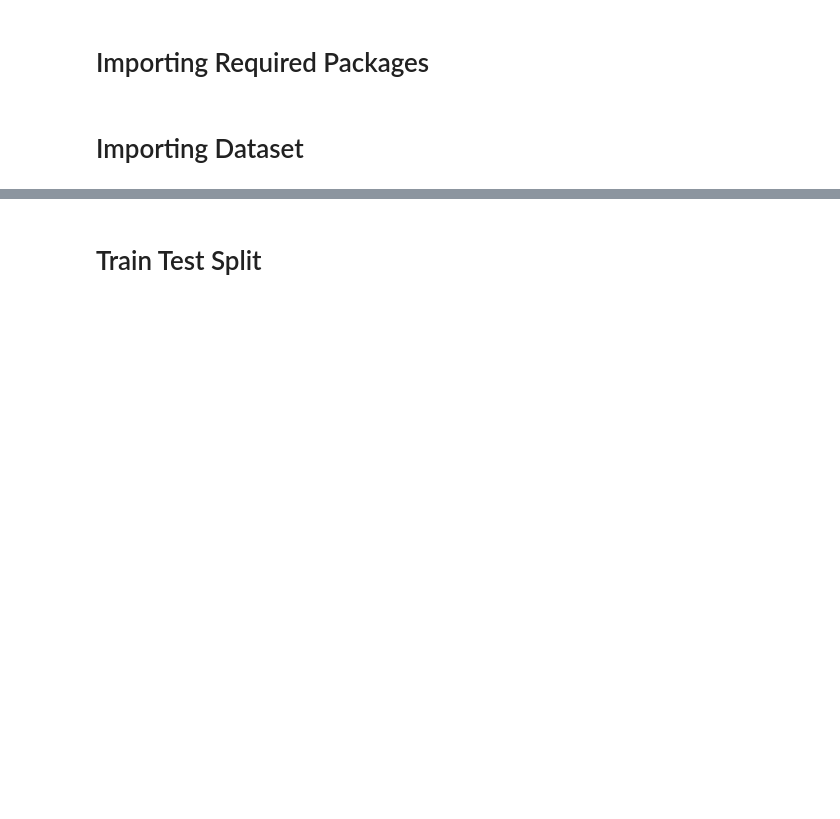
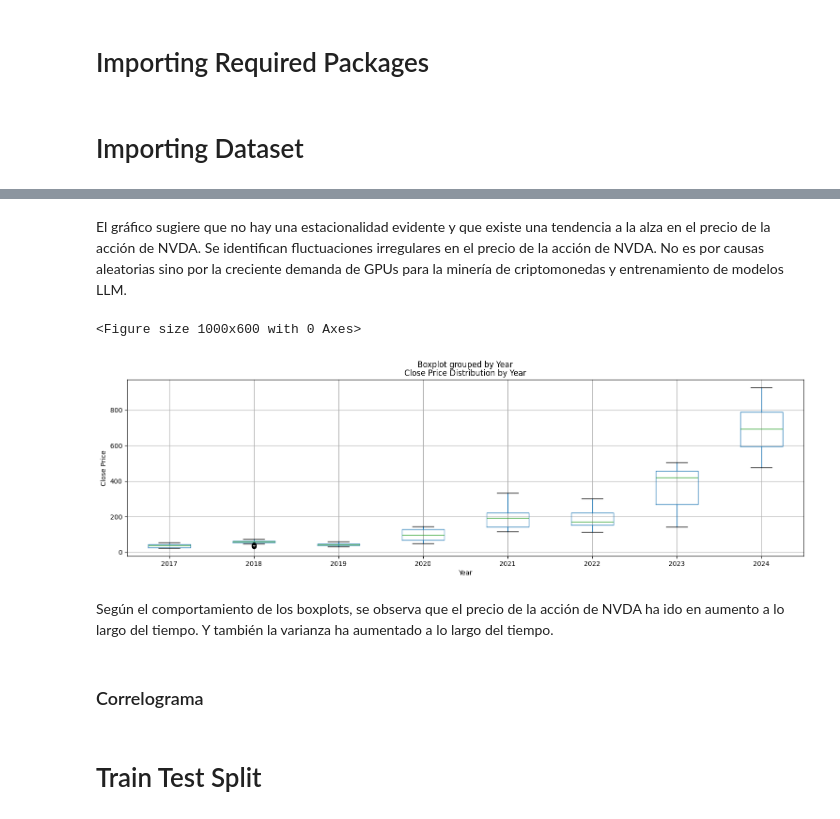
Before and after one commit to maestria-ds-eafit/estadistica-avanzada, a Jupyter notebook: ARMA Model for NVDA Price.ipynb, the cells around one changed output, grey strips where cells are left out. Cells and saved outputs as stored; diff of their text form; code cells hidden in the pictures; blank space fills up the shorter version.

```diff
--- a/ARMA Model for NVDA Price.ipynb
+++ b/ARMA Model for NVDA Price.ipynb
@@ -34,2 +31,20 @@ data = data_backup[["Close"]]
+# %% [markdown]
+El gráfico sugiere que no hay una estacionalidad evidente y que existe una tendencia a la alza en el precio de la acción de NVDA.
+Se identifican fluctuaciones irregulares en el precio de la acción de NVDA. No es por causas aleatorias sino por la creciente demanda de GPUs para la minería de criptomonedas y entrenamiento de modelos LLM.
+# %%
+df["Year"] = df.index.year
+plt.figure(figsize=(10, 6))
+df.boxplot(column="Close", by="Year")
+plt.title("Close Price Distribution by Year")
+plt.xlabel("Year")
+plt.ylabel("Close Price")
+plt.show()
+# %% [output]
+<Figure size 1000x600 with 0 Axes>
+[figure, added]
+# %% [markdown]
+Según el comportamiento de los boxplots, se observa que el precio de la acción de NVDA ha ido en aumento a lo largo del tiempo. Y también la varianza ha aumentado a lo largo del tiempo.
+# %% [markdown]
+### Correlograma
 # %% [markdown]
 # Train Test Split
```
Also changed, not shown: parts of 11 cells of this notebook, 2 other files.
